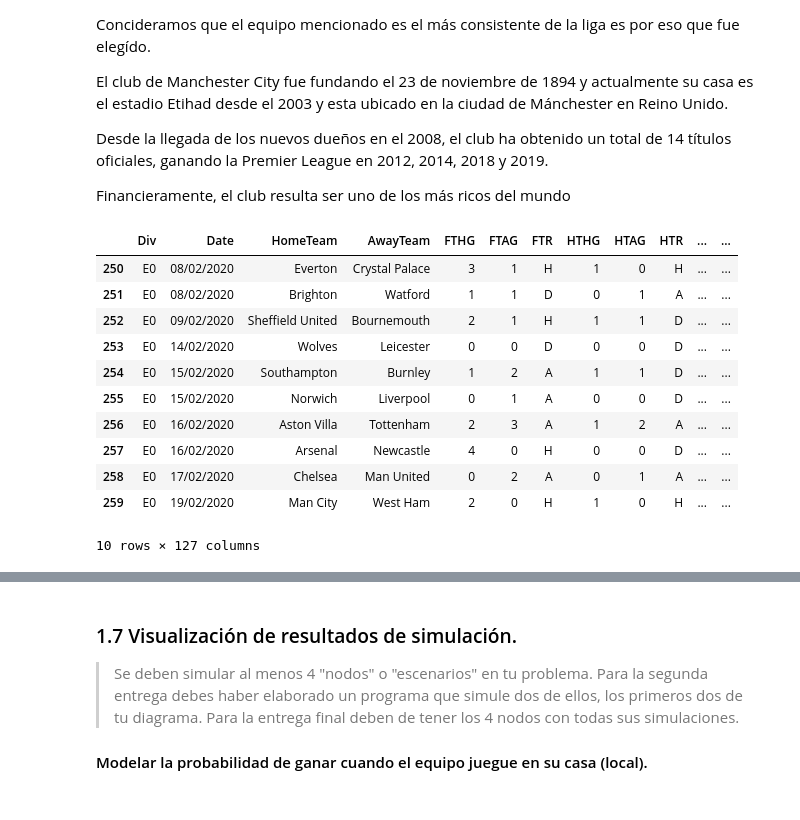
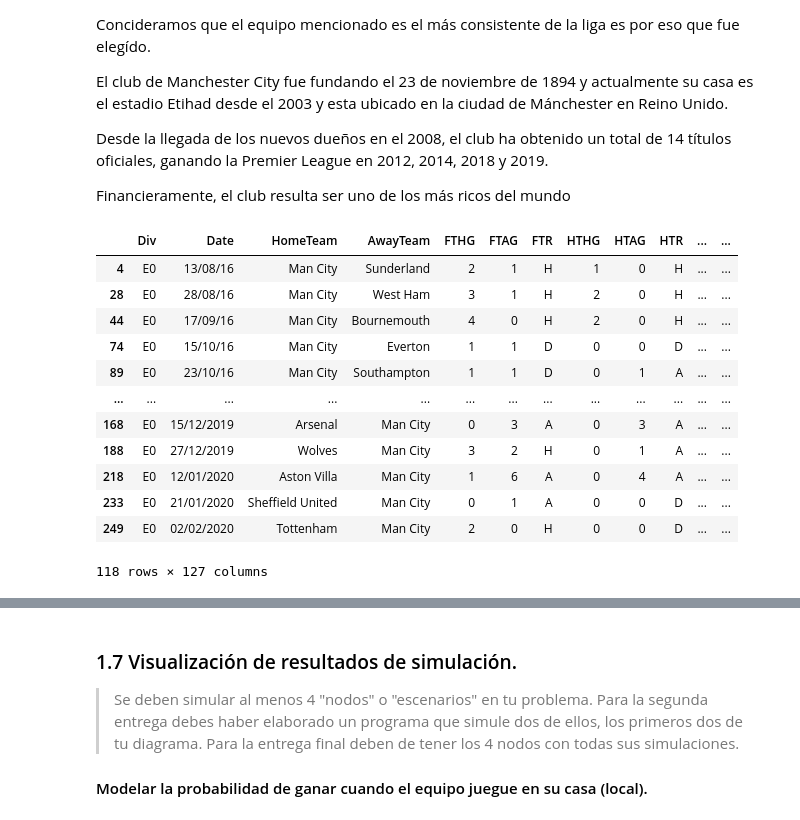
Before and after one commit to mariajosecanture/PROYECTO_SG_MJC, a Jupyter notebook: ProyectoModulo1_CantuM_GarciaS_GreenA.ipynb, the cells around one changed output, grey strips where cells are left out. Drawn from its saved outputs; the diff is of its cells as text; code cells hidden in the pictures.

```diff
--- a/ProyectoModulo1_CantuM_GarciaS_GreenA.ipynb
+++ b/ProyectoModulo1_CantuM_GarciaS_GreenA.ipynb
@@ -80,30 +80,41 @@ Financieramente, el club resulta ser uno de los más ricos del mundo
 # %%
 # Importaremos los datos de los últimos 4 años o de "x" cantidad de años que se necesiten
 import pandas as pd
 
 data1617 = pd.read_csv('data/2016-17.csv')
 
 data1718 = pd.read_csv('data/2017-18.csv')
 
 data1819 = pd.read_csv('data/2018-19.csv')
 
 data1920 = pd.read_csv('data/2019-20.csv')
 
 # Creación de DataFrame para desplegar todos los años juntos para simplificar
 
 data = data1617.append([data1718, data1819,data1920])
 
-data.tail(10)
+data = data.fillna('') #Llenar espacios vaciós con '' para hacer leída más fácil
+
+# Crear DataFrame que solo contenga datos de Manchester City
+
+datahome = data.loc[data['HomeTeam'] == 'Man City']
+
+dataaway = data.loc[data['AwayTeam'] == 'Man City']
+
+data_mancity = datahome.append([dataaway])
+
+data_mancity
 # %% [output]
 |  | Div | Date | HomeTeam | AwayTeam | FTHG | FTAG | FTR | HTHG | HTAG | HTR | ... | ... |
-| 250 | E0 | 08/02/2020 | Everton | Crystal Palace | 3 | 1 | H | 1 | 0 | H | ... | ... |
-| 251 | E0 | 08/02/2020 | Brighton | Watford | 1 | 1 | D | 0 | 1 | A | ... | ... |
-| 252 | E0 | 09/02/2020 | Sheffield United | Bournemouth | 2 | 1 | H | 1 | 1 | D | ... | ... |
-| 253 | E0 | 14/02/2020 | Wolves | Leicester | 0 | 0 | D | 0 | 0 | D | ... | ... |
-| 254 | E0 | 15/02/2020 | Southampton | Burnley | 1 | 2 | A | 1 | 1 | D | ... | ... |
-| 255 | E0 | 15/02/2020 | Norwich | Liverpool | 0 | 1 | A | 0 | 0 | D | ... | ... |
-| 256 | E0 | 16/02/2020 | Aston Villa | Tottenham | 2 | 3 | A | 1 | 2 | A | ... | ... |
-| 257 | E0 | 16/02/2020 | Arsenal | Newcastle | 4 | 0 | H | 0 | 0 | D | ... | ... |
-| 258 | E0 | 17/02/2020 | Chelsea | Man United | 0 | 2 | A | 0 | 1 | A | ... | ... |
-| 259 | E0 | 19/02/2020 | Man City | West Ham | 2 | 0 | H | 1 | 0 | H | ... | ... |
+| 4 | E0 | 13/08/16 | Man City | Sunderland | 2 | 1 | H | 1 | 0 | H | ... | ... |
+| 28 | E0 | 28/08/16 | Man City | West Ham | 3 | 1 | H | 2 | 0 | H | ... | ... |
+| 44 | E0 | 17/09/16 | Man City | Bournemouth | 4 | 0 | H | 2 | 0 | H | ... | ... |
+| 74 | E0 | 15/10/16 | Man City | Everton | 1 | 1 | D | 0 | 0 | D | ... | ... |
+| 89 | E0 | 23/10/16 | Man City | Southampton | 1 | 1 | D | 0 | 1 | A | ... | ... |
+| ... | ... | ... | ... | ... | ... | ... | ... | ... | ... | ... | ... | ... |
+| 168 | E0 | 15/12/2019 | Arsenal | Man City | 0 | 3 | A | 0 | 3 | A | ... | ... |
+| 188 | E0 | 27/12/2019 | Wolves | Man City | 3 | 2 | H | 0 | 1 | A | ... | ... |
+| 218 | E0 | 12/01/2020 | Aston Villa | Man City | 1 | 6 | A | 0 | 4 | A | ... | ... |
+| 233 | E0 | 21/01/2020 | Sheffield United | Man City | 0 | 1 | A | 0 | 0 | D | ... | ... |
+| 249 | E0 | 02/02/2020 | Tottenham | Man City | 2 | 0 | H | 0 | 0 | D | ... | ... |
-10 rows × 127 columns
+118 rows × 127 columns
```
Also changed, not shown: parts of 4 cells of this notebook.
